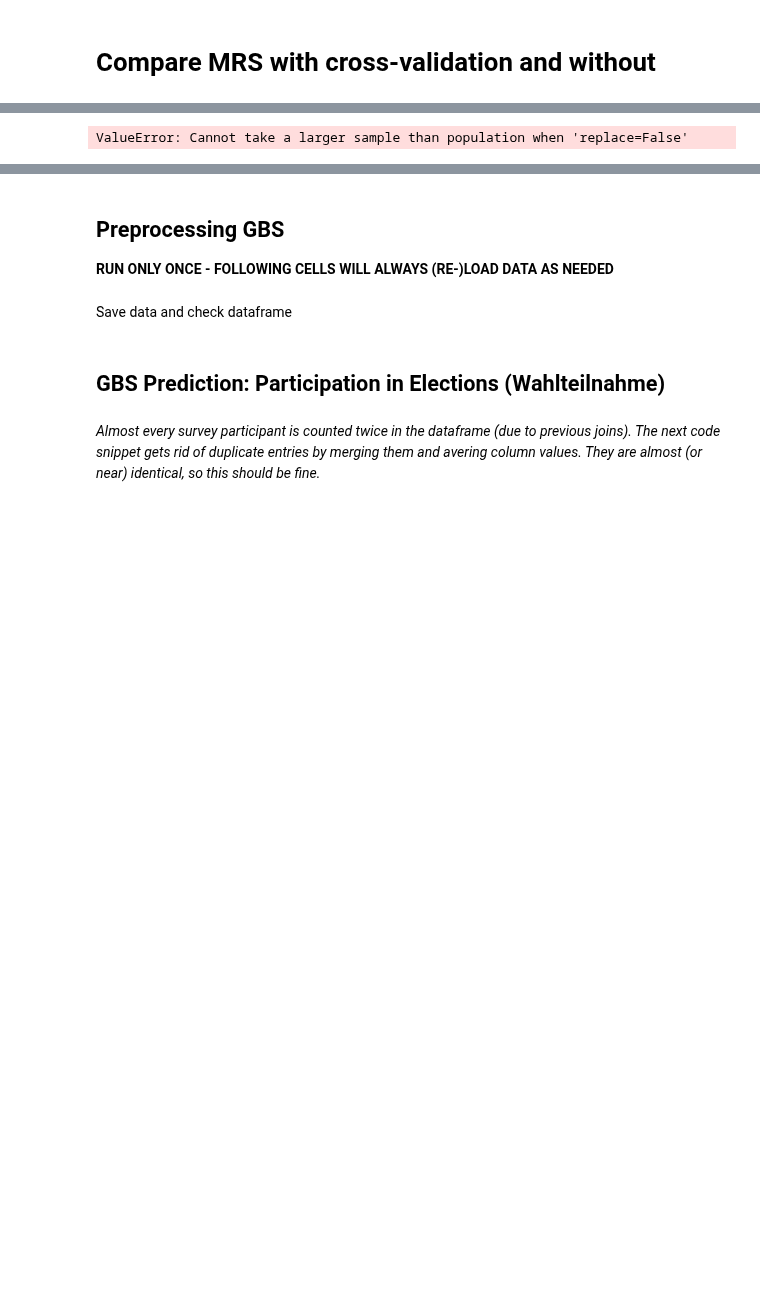
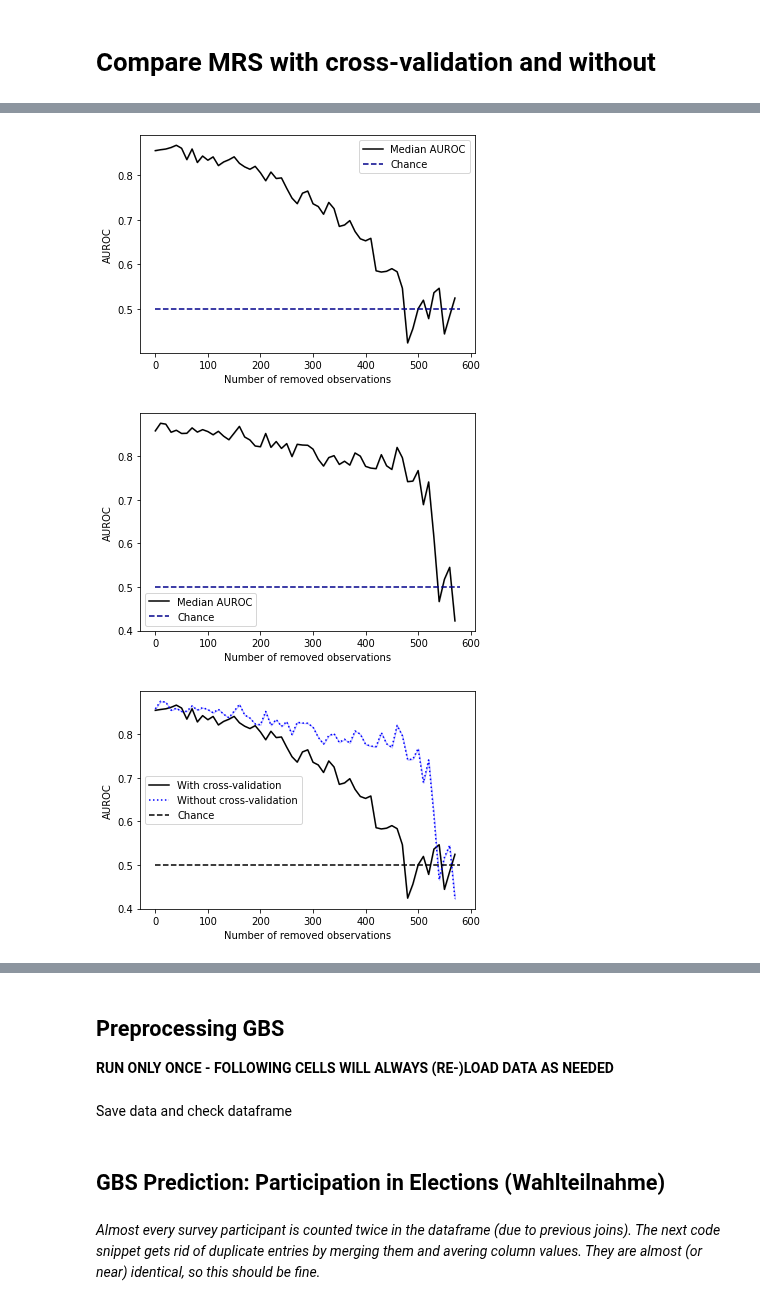
Before and after one commit to laksannathan/maximal-representative-sampling, a Jupyter notebook: src/Maximal Representative Sampling.ipynb, the cells around one changed output, grey strips where cells are left out. Drawn from its saved outputs; the diff is of its cells as text; code cells hidden in the pictures; blank space fills up the shorter version.

```diff
--- a/src/Maximal Representative Sampling.ipynb
+++ b/src/Maximal Representative Sampling.ipynb
@@ -1006,44 +1026,40 @@ plot_auc_temperature_comparison(median_aucs_temperature, std_aucs_temperature, m
 # %%
 mu, sigma = 0.1, 0.06
-temperatures = np.random.normal(mu, sigma, 1)
+temperatures = np.random.normal(mu, sigma, 10)
 scaler = StandardScaler()
 scaled_gesis_gbs = gesis_gbs.copy(deep=True)
 scaled_gesis_gbs[gesis_scaling_columns] = scaler.fit_transform(scaled_gesis_gbs[gesis_scaling_columns])
 
 drop = 1
 number_of_splits = 5
 result_dir = os.path.join(os.getcwd(), 'results/cv__comparison',
                           datetime.datetime.now().strftime('%Y-%m-%d_%H-%M-%S'))
 
 test_size = 0.5
 number_of_iterations = int((len(scaled_gesis_gbs[scaled_gesis_gbs['label']  == 1]) -
                            number_of_splits)/drop)
 #number_of_iterations = 50
 
 aucs_with_cv = []
 aucs_without_cv = []
 
 for temp in tqdm(temperatures):
     auc_without_cv = repeated_MRS_without_cv(scaled_gesis_gbs, gesis_columns, temp,
                     number_of_iterations=number_of_iterations, number_of_splits=number_of_splits,
                     n_drop=drop, test_size=test_size, cv=3)
 
-    _, auc_with_cv, _ = repeated_MRS(scaled_gesis_gbs, gesis_columns, temp,
-                    number_of_iterations=number_of_iterations, number_of_splits=number_of_splits,
-                        n_drop=drop, test_size=test_size, result_directory='', cv=3)
-
-    aucs_with_cv.append(auc_with_cv)
-    median_aucs_cv = np.median(aucs_with_cv, axis = 0)
-    std_aucs_cv = np.std(aucs_with_cv, axis = 0)
-    plot_auc_median(median_aucs_cv, std_aucs_cv, '', save=False)
-
     aucs_without_cv.append(auc_without_cv)
     median_aucs_without_cv = np.median(aucs_without_cv, axis = 0)
     std_aucs_without_cv = np.std(aucs_without_cv, axis = 0)
     plot_auc_median(median_aucs_without_cv, std_aucs_without_cv, '', save=False)
 
 plot_auc_cv_comparison(median_aucs_cv, std_aucs_cv, median_aucs_without_cv,
                                 std_aucs_without_cv, '', save=False)
+os.makedirs(result_dir, exist_ok=True)
+pickle.dump(median_aucs_without_cv, open(result_dir + "/median_aucs_without_cv", 'wb'))
+pickle.dump(std_aucs_without_cv, open(result_dir + "/std_aucs_without_cv", 'wb'))
 # %% [output]
-ValueError: Cannot take a larger sample than population when 'replace=False'
+[figure, added]
+[figure, added]
+[figure, added]
 # %%
```
Also changed, not shown: parts of 20 cells of this notebook.
